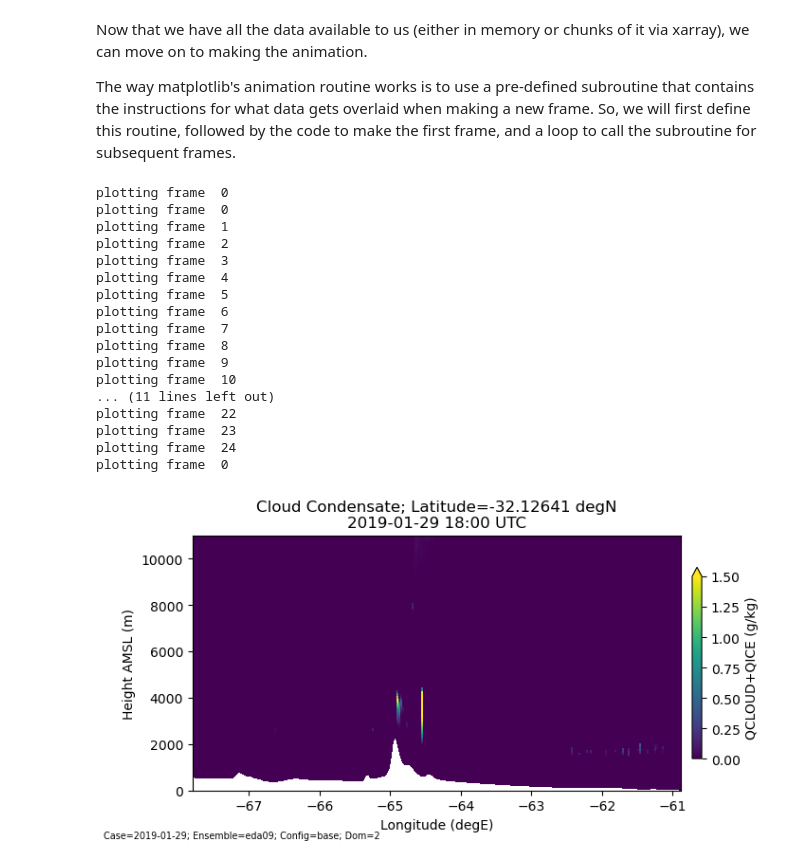
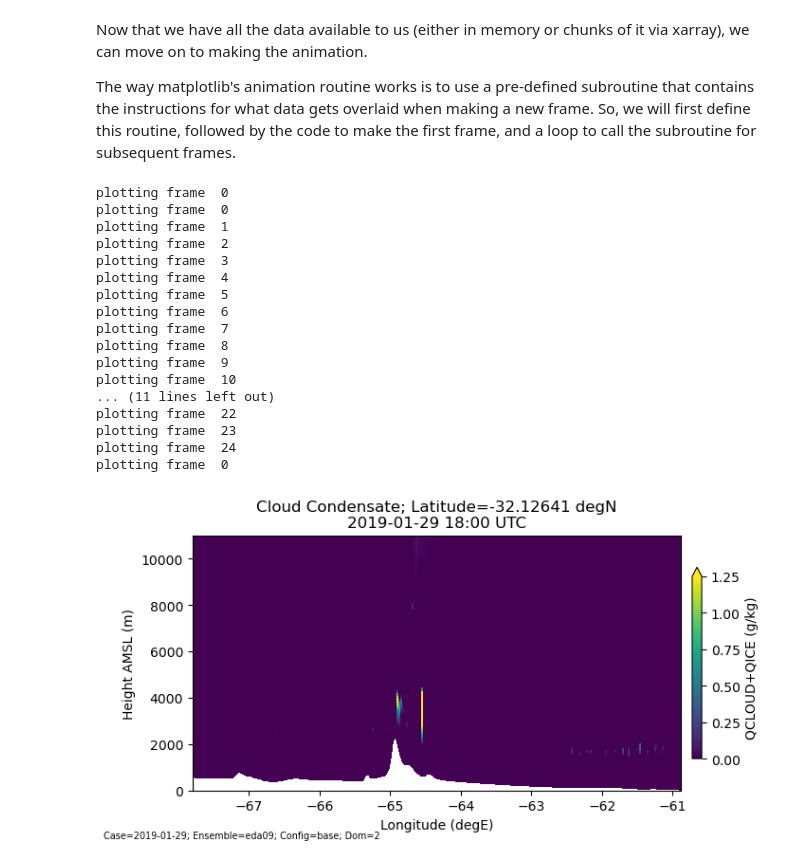
Before and after one commit to ARM-Development/arm-summer-school-2024, a Jupyter notebook: tutorials/lasso/lasso-cacti_part2.ipynb, the cells around one changed output. Drawn from its saved outputs; the diff is of its cells as text; code cells hidden in the pictures.

Commit message:
Fix bug from reordering cells for plotting model levels

```diff
--- a/tutorials/lasso/lasso-cacti_part2.ipynb
+++ b/tutorials/lasso/lasso-cacti_part2.ipynb
@@ -290,7 +290,7 @@ fig, ax = plt.subplots(1, 1, figsize=[8,3.5])
 
 # NOTE: Select the first time when accessing the time series variables.
 pcm = ax.pcolormesh(lonslice.values, hamsl_raw.isel(Time=0).values, plotdata_raw.isel(Time=0).values,
-                    shading='auto', norm=Normalize(vmin=0,vmax=1.5))
+                    shading='auto', norm=Normalize(vmin=0,vmax=1.25))
 
 # Add the colorbar...
 cbar = plt.colorbar(pcm, ax=ax, shrink=.75, pad=0.02, extend='max')
@@ -312,31 +312,31 @@ plt.annotate(run_info_label, (0.01,0.01), xycoords="figure fraction", fontsize='
 # Now, update the underlying data in the plot for each subsequent frame...
 
 # NOTE: See https://matplotlib.org/stable/api/_as_gen/matplotlib.animation.FuncAnimation.html for
 #       explaination of how to use functools.partial for passing arguments to the redraw subroutine.
 ani = animation.FuncAnimation(fig,
                               partial(plot_subsequent_frame, plot_lat=plot_lat, plotdata_raw=plotdata_raw, pcm=pcm, tx_time=tx_time),
                               frames=range(ntimes))
 
 # And save the results...
 filename_mp4 = f"{path_out}/corlasso_anim_qci_{case_date:%Y%m%d}00{ens_name}d{domain}_{config_label}.mp4"
 fps = 6 if domain < 3 else 8  # set frame rate for dt=15 vs. 5 minutes
 ani.save(filename_mp4, writer=animation.FFMpegWriter(fps=fps, bitrate=5000, codec="h264"), dpi=150)
 # %% [output]
 plotting frame  0
 plotting frame  0
 plotting frame  1
 plotting frame  2
 plotting frame  3
 plotting frame  4
 plotting frame  5
 plotting frame  6
 plotting frame  7
 plotting frame  8
 plotting frame  9
 plotting frame  10
 ... (11 lines left out)
 plotting frame  22
 plotting frame  23
 plotting frame  24
 plotting frame  0
-[figure, old version]
+[figure, new version]
```
Also changed, not shown: parts of 1 cell of this notebook.
